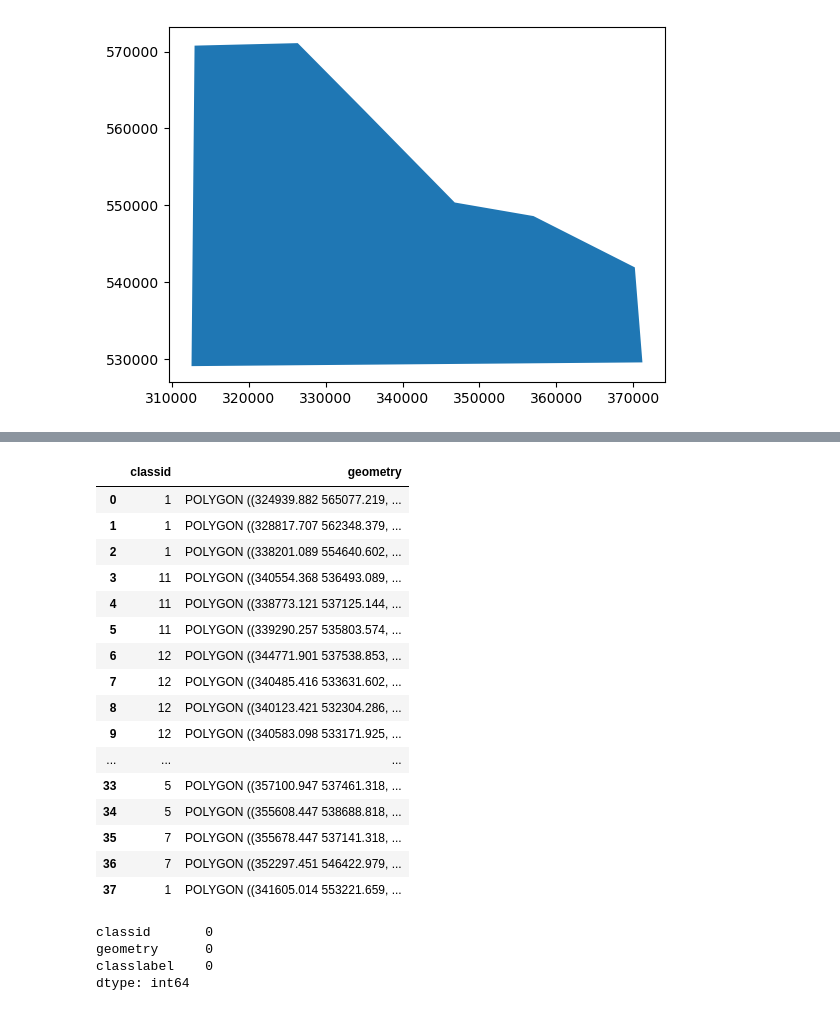
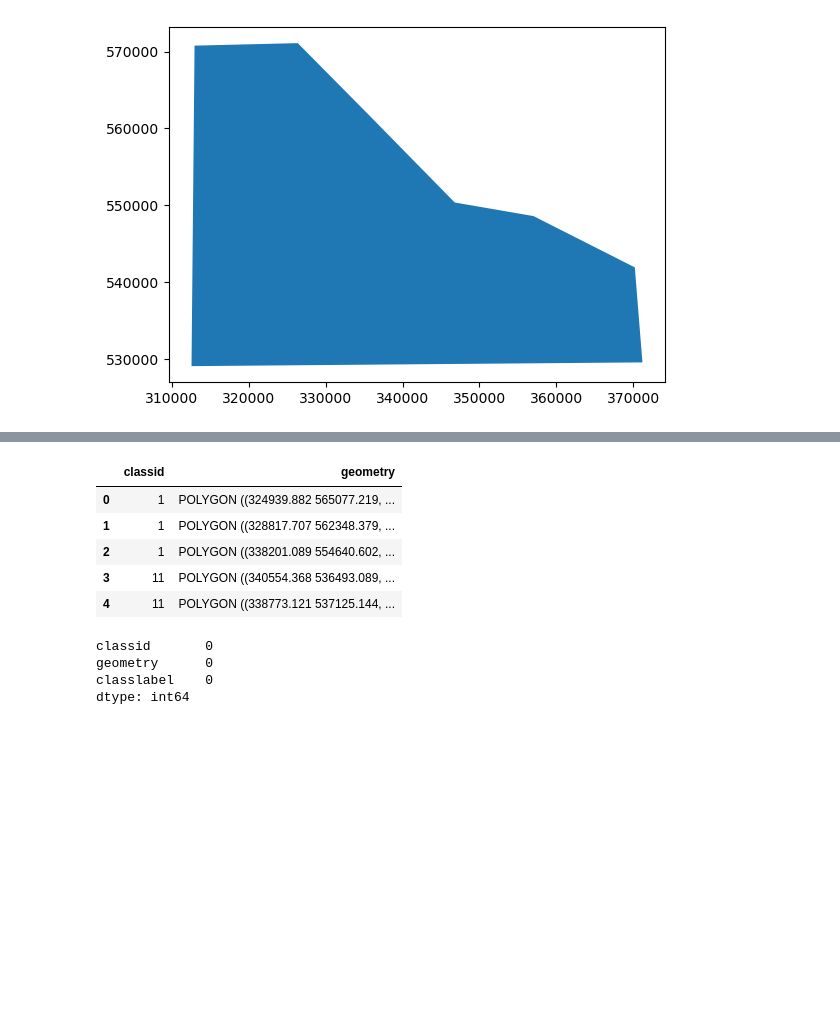
Before and after one commit to brustt/sentinel_classification, a Jupyter notebook: notebooks/0_explo_classes.ipynb, the cells around one changed output, grey strips where cells are left out. Saved outputs shown, nothing was run; the diff lists cells and outputs as text; code cells hidden in the pictures; blank space fills up the shorter version.

```diff
--- a/notebooks/0_explo_classes.ipynb
+++ b/notebooks/0_explo_classes.ipynb
@@ -39,23 +35,12 @@ Name: count, dtype: int64
 # %%
-poly
+poly.head()
 # %% [output]
 |  | classid | geometry |
 | 0 | 1 | POLYGON ((324939.882 565077.219, ... |
 | 1 | 1 | POLYGON ((328817.707 562348.379, ... |
 | 2 | 1 | POLYGON ((338201.089 554640.602, ... |
 | 3 | 11 | POLYGON ((340554.368 536493.089, ... |
 | 4 | 11 | POLYGON ((338773.121 537125.144, ... |
-| 5 | 11 | POLYGON ((339290.257 535803.574, ... |
-| 6 | 12 | POLYGON ((344771.901 537538.853, ... |
-| 7 | 12 | POLYGON ((340485.416 533631.602, ... |
-| 8 | 12 | POLYGON ((340123.421 532304.286, ... |
-| 9 | 12 | POLYGON ((340583.098 533171.925, ... |
-| ... | ... | ... |
-| 33 | 5 | POLYGON ((357100.947 537461.318, ... |
-| 34 | 5 | POLYGON ((355608.447 538688.818, ... |
-| 35 | 7 | POLYGON ((355678.447 537141.318, ... |
-| 36 | 7 | POLYGON ((352297.451 546422.979, ... |
-| 37 | 1 | POLYGON ((341605.014 553221.659, ... |
 # %%
 labels = {
     1:"1 - coastal mangrove",
```
Also changed, not shown: parts of 6 cells of this notebook, 10 other files.
